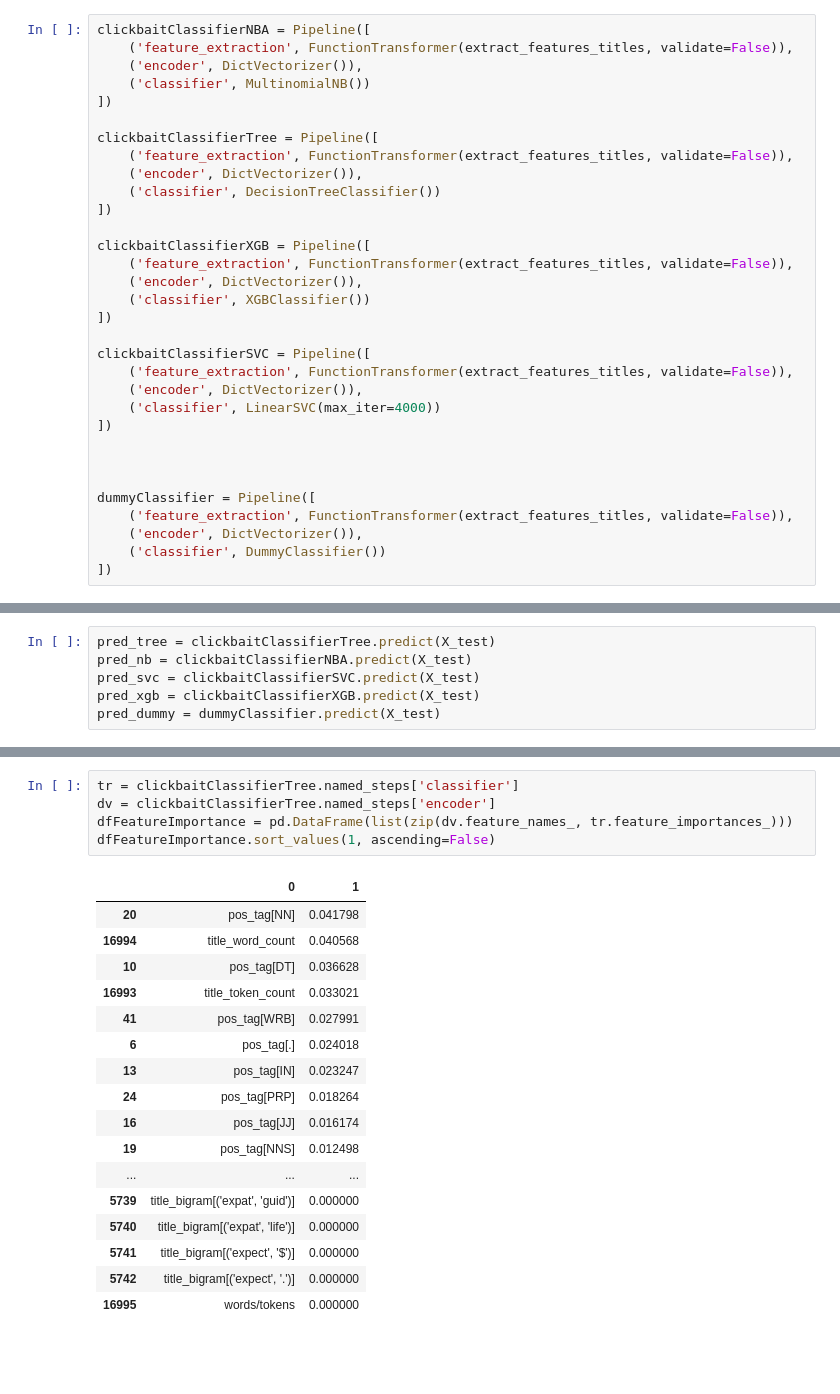
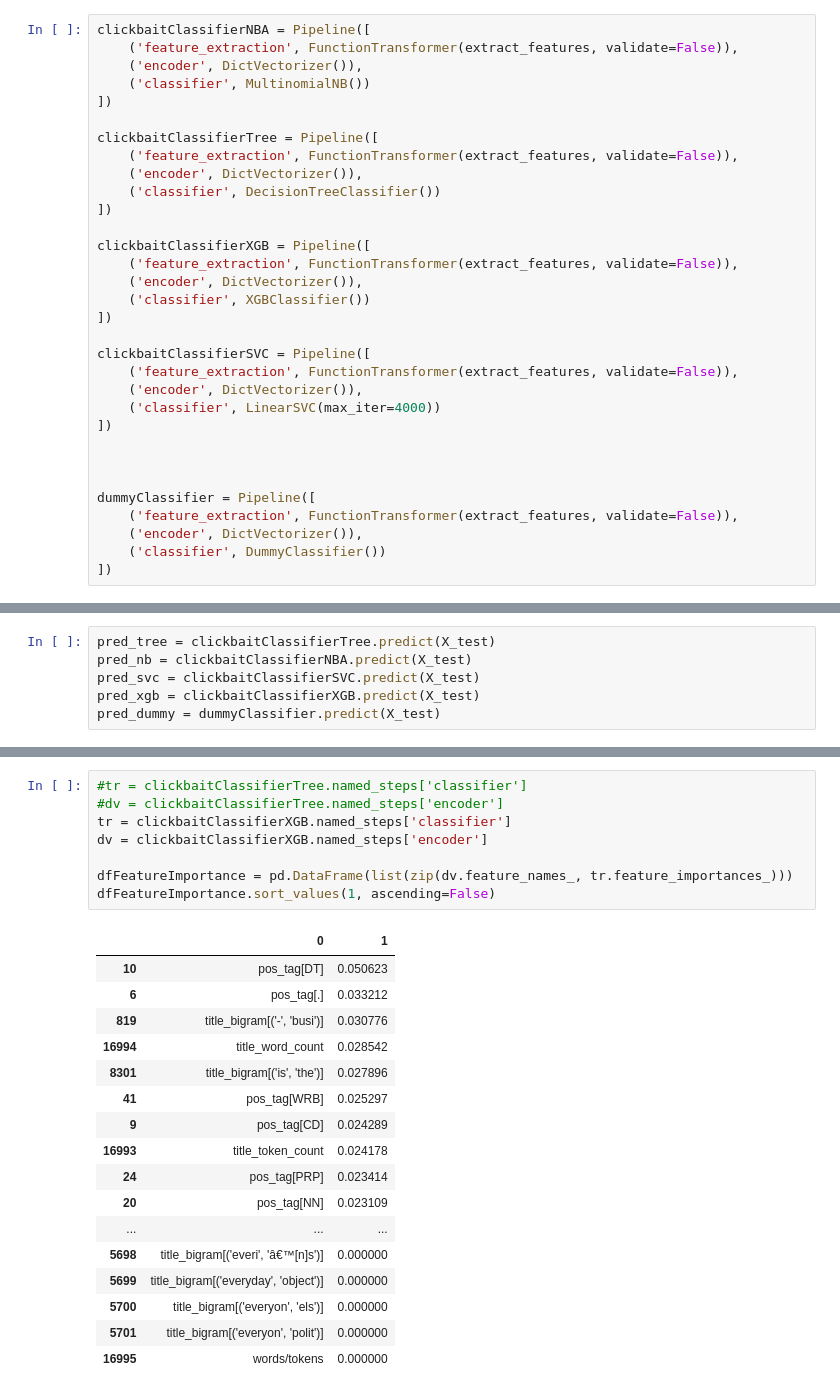
Before and after one commit to mjwsteenbergen/IRNLPproject, a Jupyter notebook: ipynb/Clickbait.ipynb, the cells around one changed output, grey strips where cells are left out. Cells and saved outputs as stored; diff of their text form; blank space fills up the shorter version.

```diff
--- a/ipynb/Clickbait.ipynb
+++ b/ipynb/Clickbait.ipynb
@@ -70,25 +111,25 @@ def extract_features_titles(df):
 #list(extract_features_titles(df_instances.iloc[:5]['targetTitle']))
 # %%
 clickbaitClassifierNBA = Pipeline([
-    ('feature_extraction', FunctionTransformer(extract_features_titles, validate=False)),
+    ('feature_extraction', FunctionTransformer(extract_features, validate=False)),
     ('encoder', DictVectorizer()),
     ('classifier', MultinomialNB())
 ])
 
 clickbaitClassifierTree = Pipeline([
-    ('feature_extraction', FunctionTransformer(extract_features_titles, validate=False)),
+    ('feature_extraction', FunctionTransformer(extract_features, validate=False)),
     ('encoder', DictVectorizer()),
     ('classifier', DecisionTreeClassifier())
 ])
 
 clickbaitClassifierXGB = Pipeline([
-    ('feature_extraction', FunctionTransformer(extract_features_titles, validate=False)),
+    ('feature_extraction', FunctionTransformer(extract_features, validate=False)),
     ('encoder', DictVectorizer()),
     ('classifier', XGBClassifier())
 ])
 
 clickbaitClassifierSVC = Pipeline([
-    ('feature_extraction', FunctionTransformer(extract_features_titles, validate=False)),
+    ('feature_extraction', FunctionTransformer(extract_features, validate=False)),
     ('encoder', DictVectorizer()),
     ('classifier', LinearSVC(max_iter=4000))
 ])
@@ -96,7 +137,7 @@ clickbaitClassifierSVC = Pipeline([
 
 
 dummyClassifier = Pipeline([
-    ('feature_extraction', FunctionTransformer(extract_features_titles, validate=False)),
+    ('feature_extraction', FunctionTransformer(extract_features, validate=False)),
     ('encoder', DictVectorizer()),
     ('classifier', DummyClassifier())
 ])
@@ -158,24 +205,27 @@ pd.DataFrame({"Classifier": ["DecisionTree", "NaiveBayes", "SVC", "XGBoost", "Du
 # %%
-tr = clickbaitClassifierTree.named_steps['classifier']
-dv = clickbaitClassifierTree.named_steps['encoder']
+#tr = clickbaitClassifierTree.named_steps['classifier']
+#dv = clickbaitClassifierTree.named_steps['encoder']
+tr = clickbaitClassifierXGB.named_steps['classifier']
+dv = clickbaitClassifierXGB.named_steps['encoder']
+
 dfFeatureImportance = pd.DataFrame(list(zip(dv.feature_names_, tr.feature_importances_)))
 dfFeatureImportance.sort_values(1, ascending=False)
 # %% [output]
 |  | 0 | 1 |
-| 20 | pos_tag[NN] | 0.041798 |
-| 16994 | title_word_count | 0.040568 |
-| 10 | pos_tag[DT] | 0.036628 |
-| 16993 | title_token_count | 0.033021 |
-| 41 | pos_tag[WRB] | 0.027991 |
-| 6 | pos_tag[.] | 0.024018 |
-| 13 | pos_tag[IN] | 0.023247 |
-| 24 | pos_tag[PRP] | 0.018264 |
-| 16 | pos_tag[JJ] | 0.016174 |
-| 19 | pos_tag[NNS] | 0.012498 |
+| 10 | pos_tag[DT] | 0.050623 |
+| 6 | pos_tag[.] | 0.033212 |
+| 819 | title_bigram[('-', 'busi')] | 0.030776 |
+| 16994 | title_word_count | 0.028542 |
+| 8301 | title_bigram[('is', 'the')] | 0.027896 |
+| 41 | pos_tag[WRB] | 0.025297 |
+| 9 | pos_tag[CD] | 0.024289 |
+| 16993 | title_token_count | 0.024178 |
+| 24 | pos_tag[PRP] | 0.023414 |
+| 20 | pos_tag[NN] | 0.023109 |
 | ... | ... | ... |
-| 5739 | title_bigram[('expat', 'guid')] | 0.000000 |
-| 5740 | title_bigram[('expat', 'life')] | 0.000000 |
-| 5741 | title_bigram[('expect', '$')] | 0.000000 |
-| 5742 | title_bigram[('expect', '.')] | 0.000000 |
+| 5698 | title_bigram[('everi', 'â€™[n]s')] | 0.000000 |
+| 5699 | title_bigram[('everyday', 'object')] | 0.000000 |
+| 5700 | title_bigram[('everyon', 'els')] | 0.000000 |
+| 5701 | title_bigram[('everyon', 'polit')] | 0.000000 |
 | 16995 | words/tokens | 0.000000 |
 16996 rows × 2 columns
```
Also changed, not shown: parts of 5 cells of this notebook.
